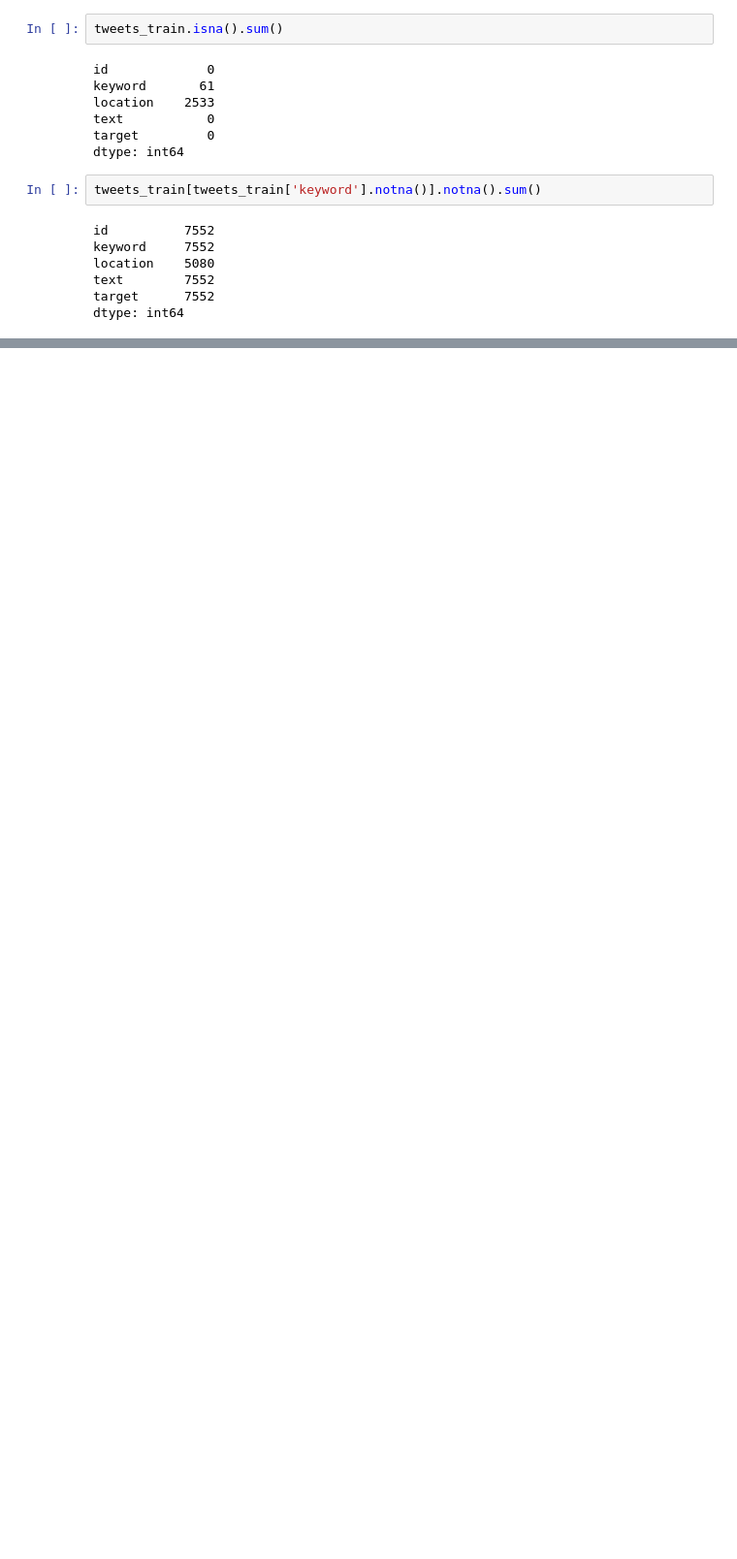
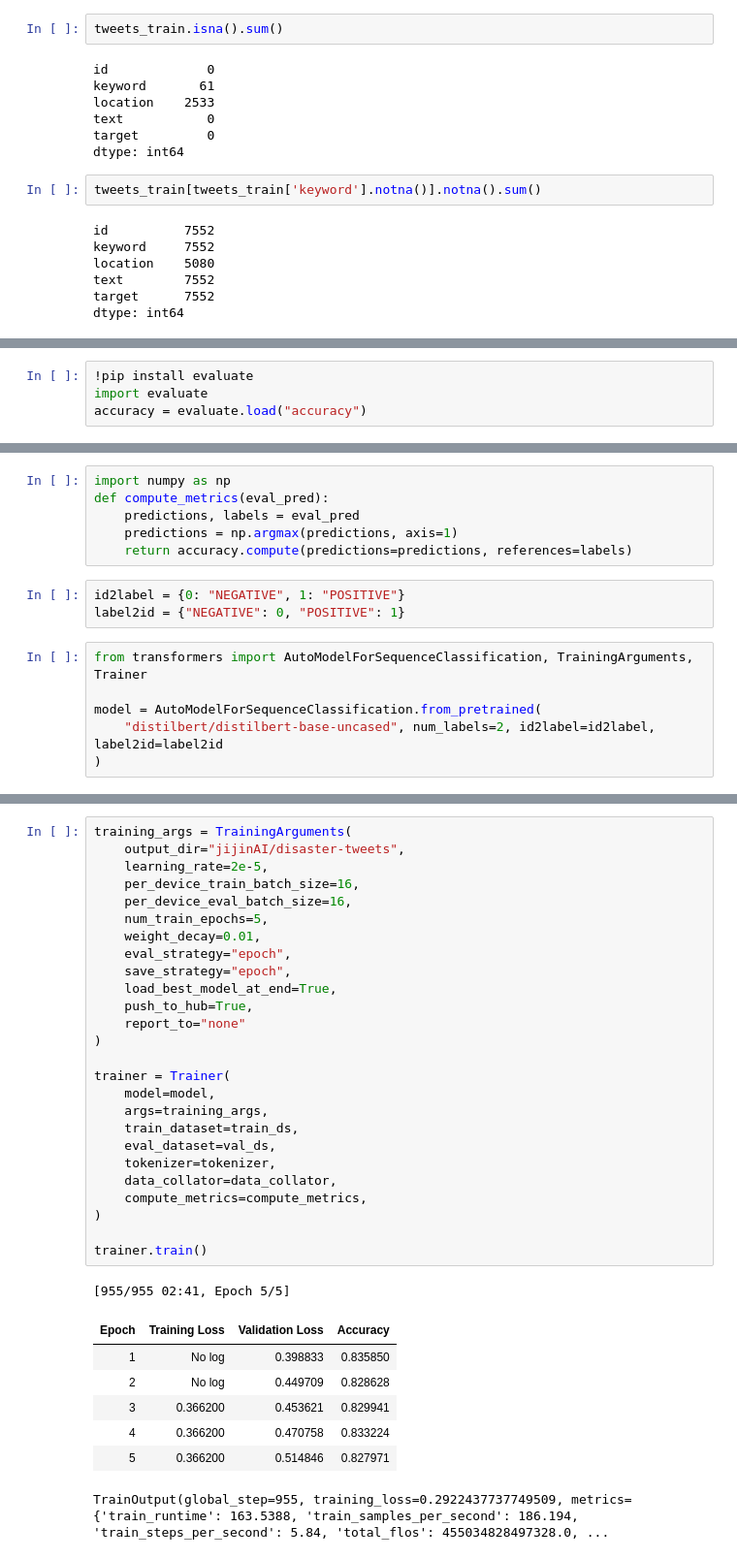
Before and after one commit to jijinexp/kaggle-competitions, a Jupyter notebook: disaster-tweets/disaster_tweets_nlp.ipynb, the cells around one changed output, grey strips where cells are left out. Shown at 97% size. Saved outputs shown, nothing was run; the diff lists cells and outputs as text; blank space fills up the shorter version.

```diff
--- a/disaster-tweets/disaster_tweets_nlp.ipynb
+++ b/disaster-tweets/disaster_tweets_nlp.ipynb
@@ -148,0 +190,4 @@ tokz.vocab['▁Forgive']
+# %%
+!pip install evaluate
+import evaluate
+accuracy = evaluate.load("accuracy")
@@ -148,0 +212,15 @@ tokz.vocab['▁Forgive']
+# %%
+import numpy as np
+def compute_metrics(eval_pred):
+    predictions, labels = eval_pred
+    predictions = np.argmax(predictions, axis=1)
+    return accuracy.compute(predictions=predictions, references=labels)
+# %%
+id2label = {0: "NEGATIVE", 1: "POSITIVE"}
+label2id = {"NEGATIVE": 0, "POSITIVE": 1}
+# %%
+from transformers import AutoModelForSequenceClassification, TrainingArguments, Trainer
+
+model = AutoModelForSequenceClassification.from_pretrained(
+    "distilbert/distilbert-base-uncased", num_labels=2, id2label=id2label, label2id=label2id
+)
@@ -148,0 +284,35 @@ tokz.vocab['▁Forgive']
+# %%
+training_args = TrainingArguments(
+    output_dir="jijinAI/disaster-tweets",
+    learning_rate=2e-5,
+    per_device_train_batch_size=16,
+    per_device_eval_batch_size=16,
+    num_train_epochs=5,
+    weight_decay=0.01,
+    eval_strategy="epoch",
+    save_strategy="epoch",
+    load_best_model_at_end=True,
+    push_to_hub=True,
+    report_to="none"
+)
+
+trainer = Trainer(
+    model=model,
+    args=training_args,
+    train_dataset=train_ds,
+    eval_dataset=val_ds,
+    tokenizer=tokenizer,
+    data_collator=data_collator,
+    compute_metrics=compute_metrics,
+)
+
+trainer.train()
+# %% [output]
+[955/955 02:41, Epoch 5/5]
+| Epoch | Training Loss | Validation Loss | Accuracy |
+| 1 | No log | 0.398833 | 0.835850 |
+| 2 | No log | 0.449709 | 0.828628 |
+| 3 | 0.366200 | 0.453621 | 0.829941 |
+| 4 | 0.366200 | 0.470758 | 0.833224 |
+| 5 | 0.366200 | 0.514846 | 0.827971 |
+TrainOutput(global_step=955, training_loss=0.2922437737749509, metrics={'train_runtime': 163.5388, 'train_samples_per_second': 186.194, 'train_steps_per_second': 5.84, 'total_flos': 455034828497328.0, ...
```
Also changed, not shown: parts of 35 cells of this notebook.
